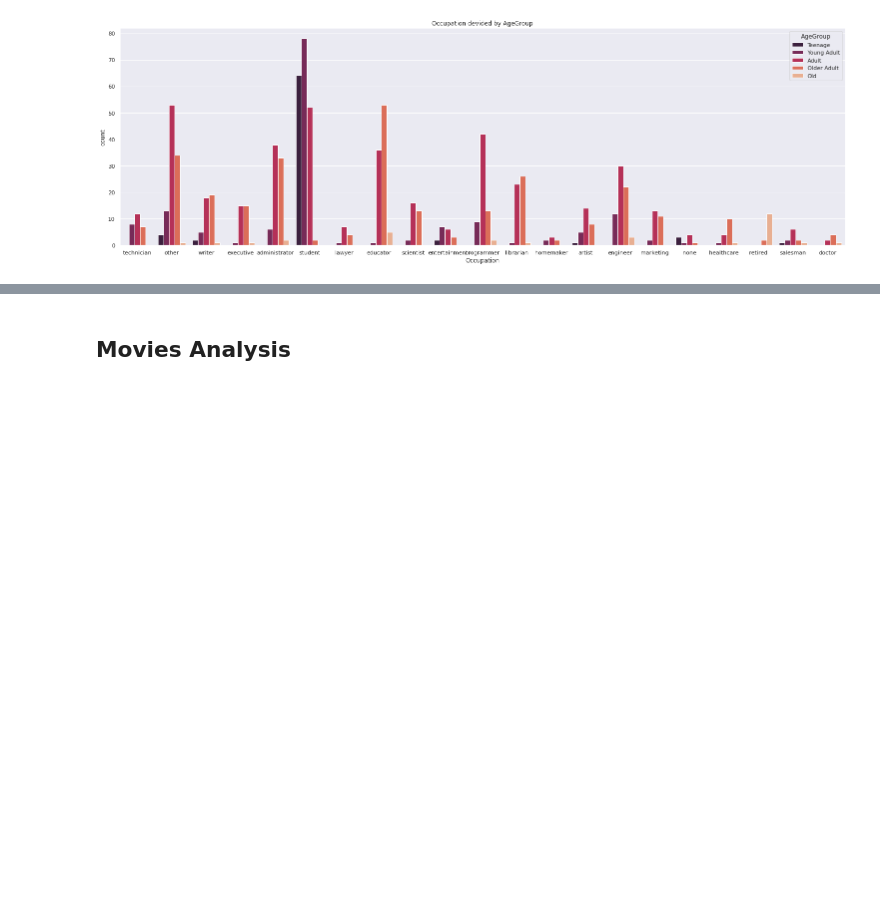
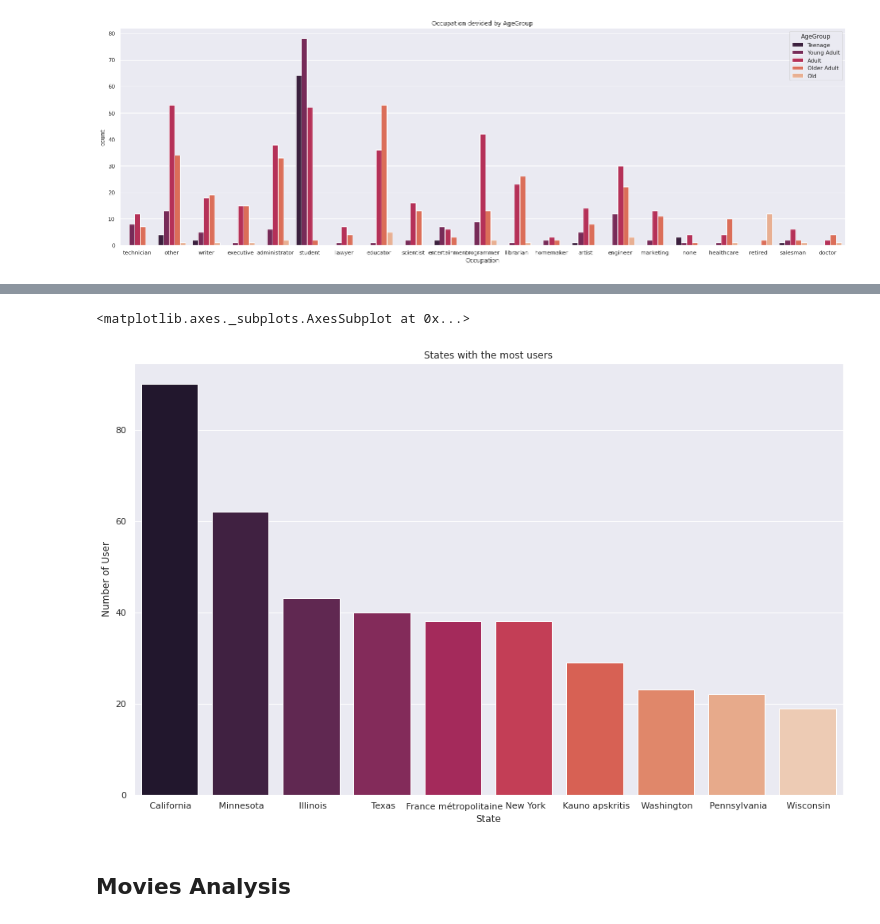
Before and after one commit to mojtabaSefidi/Small-GNN-Based-Projects, a Jupyter notebook: MLG_Final_Project_100k_Analysis.ipynb, the cells around one changed output, grey strips where cells are left out. Cells and saved outputs as stored; diff of their text form; code cells hidden in the pictures; blank space fills up the shorter version.

Commit message:
Details of zipcodes updated for the users

```diff
--- a/MLG_Final_Project_100k_Analysis.ipynb
+++ b/MLG_Final_Project_100k_Analysis.ipynb
@@ -239,3 +239,14 @@ sn.countplot(data=users_df, x='Occupation', hue='AgeGroup', palette='rocket')
 # %% [output]
 <matplotlib.axes._subplots.AxesSubplot at 0x...>
 [figure]
+# %%
+!pip install --upgrade geopy
+from geopy.geocoders import Nominatim
+def zipcode2city(zipcode):
+  geolocator = Nominatim(timeout=10, user_agent = "dlab.berkeley.edu-workshop")
+  try:
+    return geolocator.geocode({"postalcode": zipcode})[0].split(',')[-3]
+  except:
+    'not found'
+
+users_df['Zipcode'] = users_df['Zipcode'].apply(zipcode2city)
@@ -242,3 +257,14 @@ sn.countplot(data=users_df, x='Occupation', hue='AgeGroup', palette='rocket')
+# %%
+x = users_df['Zipcode'].value_counts()[:10]
+
+plt.figure(figsize=(16,10))
+plt.title('States with the most users')
+plt.xlabel('State')
+plt.ylabel('Number of User')
+sn.barplot(x=x.index, y=x.values, palette='rocket')
+# %% [output]
+<matplotlib.axes._subplots.AxesSubplot at 0x...>
+[figure, added]
 # %% [markdown]
 ## Movies Analysis
 # %%
```
Also changed, not shown: parts of 1 cell of this notebook.
